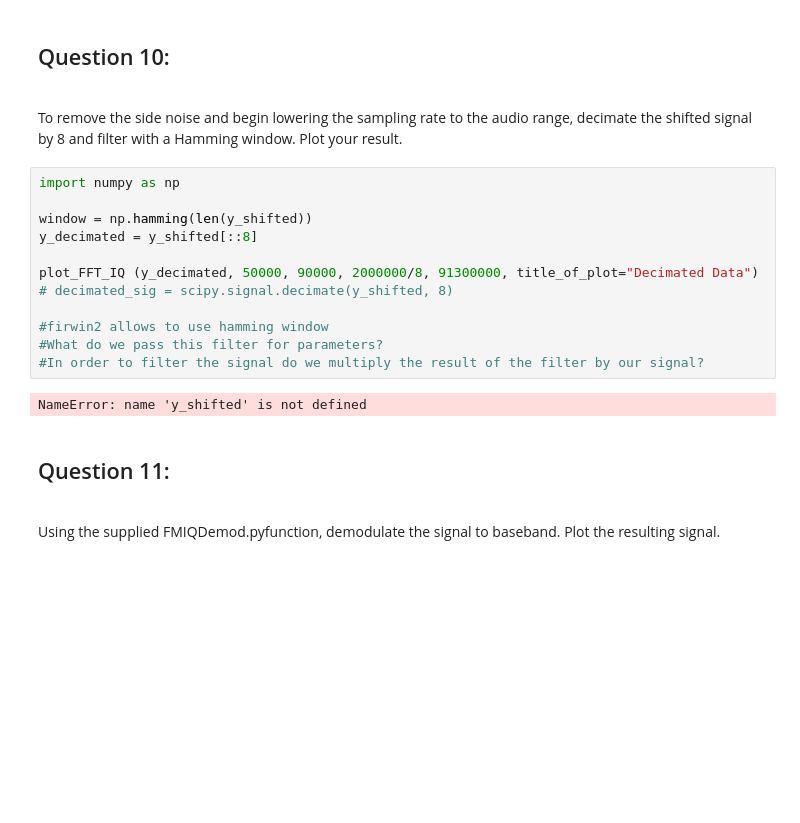
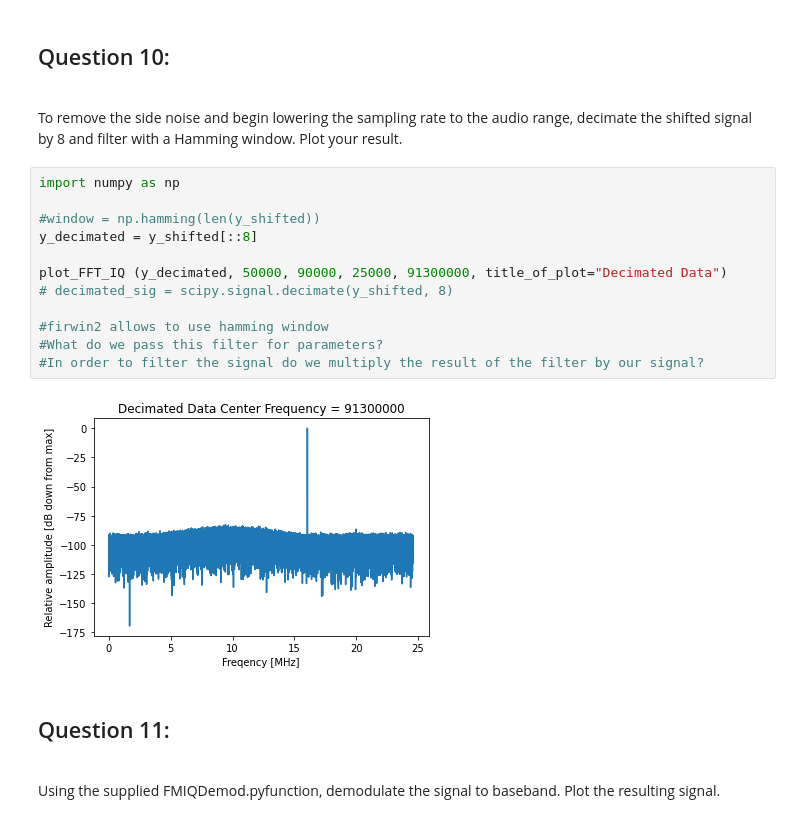
Before and after one commit to eewilliams-wpi/ECE3311_Team6, a Jupyter notebook: proj3_maya_111520.ipynb, the cells around one changed output. Saved outputs shown, nothing was run; the diff lists cells and outputs as text; blank space fills up the shorter version.

```diff
--- a/proj3_maya_111520.ipynb
+++ b/proj3_maya_111520.ipynb
@@ -321,17 +323,17 @@ plot_FFT_IQ (y_filtered, 50000, 90000, 25000, 91300000, title_of_plot="Decimated
 # %%
 import numpy as np
 
-window = np.hamming(len(y_shifted))
+#window = np.hamming(len(y_shifted))
 y_decimated = y_shifted[::8]
 
-plot_FFT_IQ (y_decimated, 50000, 90000, 2000000/8, 91300000, title_of_plot="Decimated Data")
+plot_FFT_IQ (y_decimated, 50000, 90000, 25000, 91300000, title_of_plot="Decimated Data")
 # decimated_sig = scipy.signal.decimate(y_shifted, 8)
 
 #firwin2 allows to use hamming window
 #What do we pass this filter for parameters?
 #In order to filter the signal do we multiply the result of the filter by our signal?
 # %% [output]
-NameError: name 'y_shifted' is not defined
+[figure, added]
 # %% [markdown]
 ## Question 11:
 <br>Using the supplied FMIQDemod.pyfunction, demodulate the signal to baseband. Plot the resulting signal.
```
Also changed, not shown: parts of 15 cells of this notebook.
